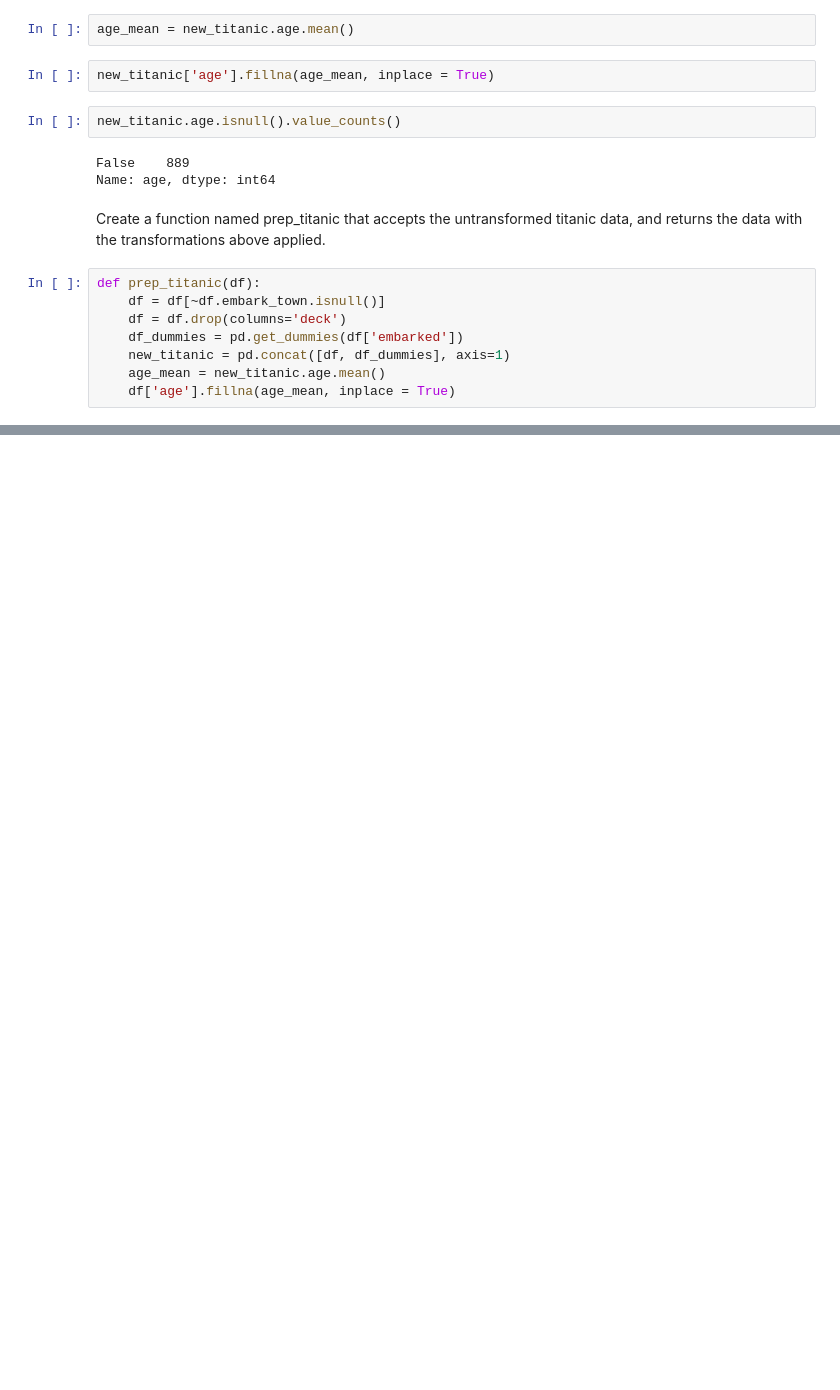
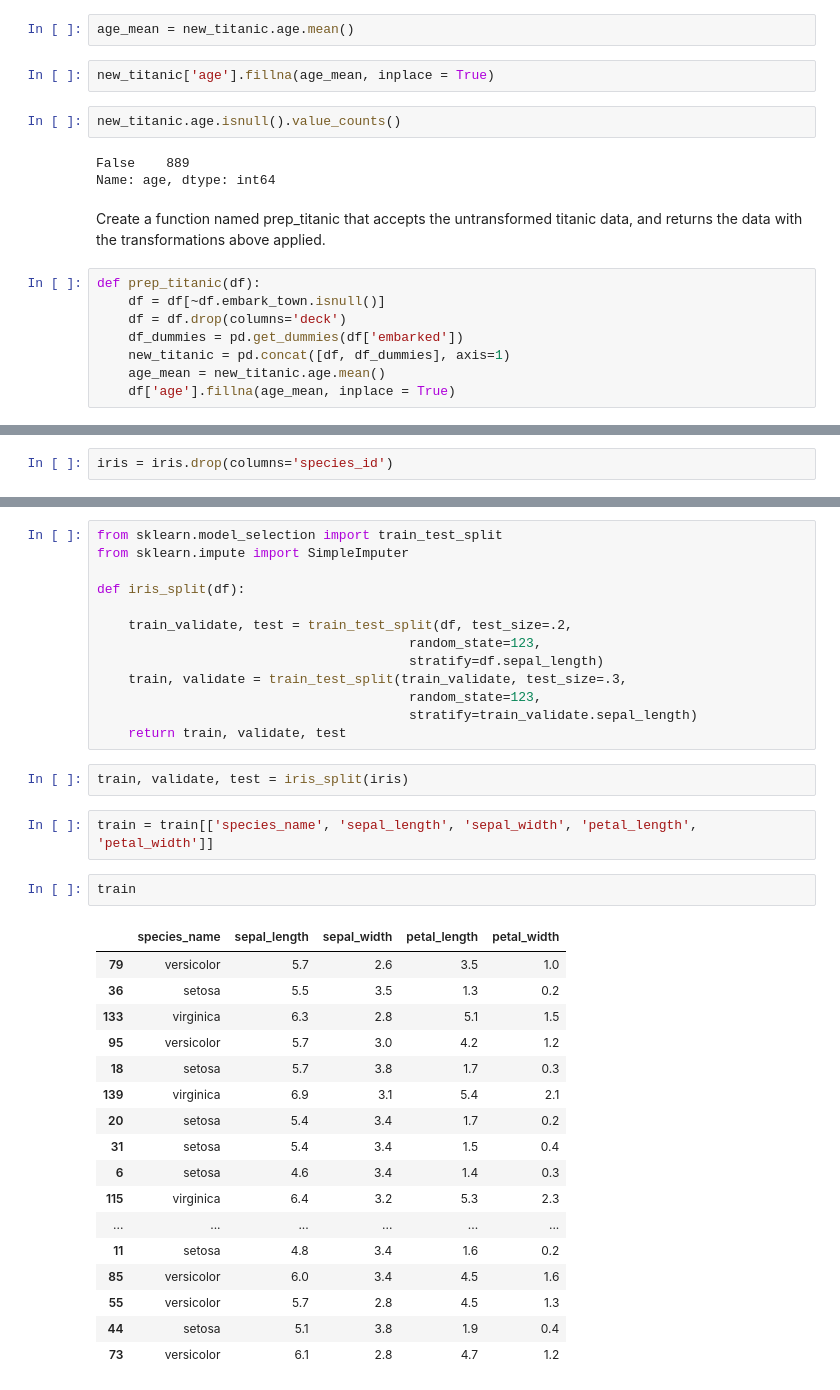
Before and after one commit to matt-c-knight/classification-exercises, a Jupyter notebook: classification_exercises.ipynb, the cells around one changed output, grey strips where cells are left out. Cells and saved outputs as stored; diff of their text form; blank space fills up the shorter version.

Commit message:
working on train iris

```diff
--- a/classification_exercises.ipynb
+++ b/classification_exercises.ipynb
@@ -511,0 +568,2 @@ def prep_titanic(df):
+# %%
+iris = iris.drop(columns='species_id')
@@ -511,0 +590,37 @@ def prep_titanic(df):
+# %%
+from sklearn.model_selection import train_test_split
+from sklearn.impute import SimpleImputer
+
+def iris_split(df):
+
+    train_validate, test = train_test_split(df, test_size=.2,
+                                        random_state=123,
+                                        stratify=df.sepal_length)
+    train, validate = train_test_split(train_validate, test_size=.3,
+                                        random_state=123,
+                                        stratify=train_validate.sepal_length)
+    return train, validate, test
+# %%
+train, validate, test = iris_split(iris)
+# %%
+train = train[['species_name', 'sepal_length', 'sepal_width', 'petal_length', 'petal_width']]
+# %%
+train
+# %% [output]
+|  | species_name | sepal_length | sepal_width | petal_length | petal_width |
+| 79 | versicolor | 5.7 | 2.6 | 3.5 | 1.0 |
+| 36 | setosa | 5.5 | 3.5 | 1.3 | 0.2 |
+| 133 | virginica | 6.3 | 2.8 | 5.1 | 1.5 |
+| 95 | versicolor | 5.7 | 3.0 | 4.2 | 1.2 |
+| 18 | setosa | 5.7 | 3.8 | 1.7 | 0.3 |
+| 139 | virginica | 6.9 | 3.1 | 5.4 | 2.1 |
+| 20 | setosa | 5.4 | 3.4 | 1.7 | 0.2 |
+| 31 | setosa | 5.4 | 3.4 | 1.5 | 0.4 |
+| 6 | setosa | 4.6 | 3.4 | 1.4 | 0.3 |
+| 115 | virginica | 6.4 | 3.2 | 5.3 | 2.3 |
+| ... | ... | ... | ... | ... | ... |
+| 11 | setosa | 4.8 | 3.4 | 1.6 | 0.2 |
+| 85 | versicolor | 6.0 | 3.4 | 4.5 | 1.6 |
+| 55 | versicolor | 5.7 | 2.8 | 4.5 | 1.3 |
+| 44 | setosa | 5.1 | 3.8 | 1.9 | 0.4 |
+| 73 | versicolor | 6.1 | 2.8 | 4.7 | 1.2 |
```
Also changed, not shown: parts of 14 cells of this notebook.
